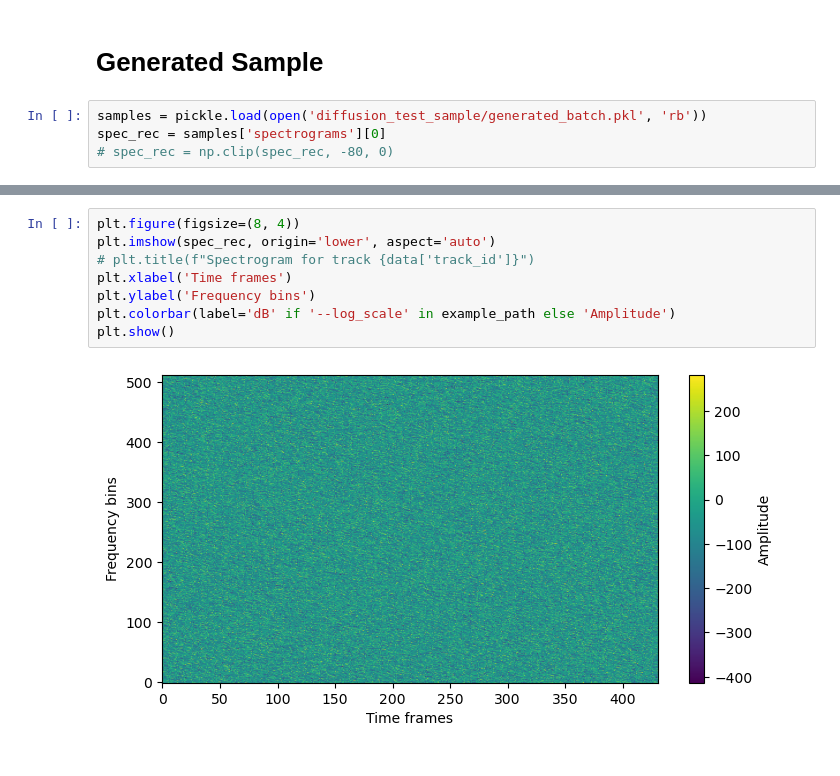
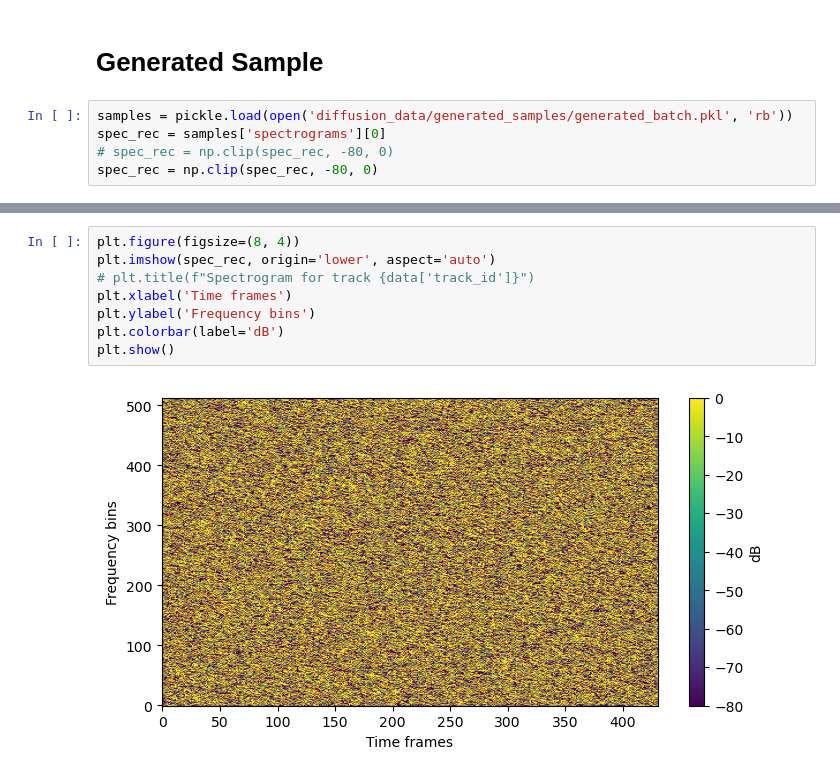
Before and after one commit to lynnlin77/CSCI1470-Melodic-Machines, a Jupyter notebook: data_example.ipynb, the cells around one changed output, grey strips where cells are left out. Saved outputs shown, nothing was run; the diff lists cells and outputs as text.

```diff
--- a/data_example.ipynb
+++ b/data_example.ipynb
@@ -131,9 +131,10 @@ array([5, 6, 0, 5, 2, 6, 7, 2, 6, 6, 2, 1, 1, 7, 5, 4, 4, 7, 7, 6, 5, 3,
 # %% [markdown]
 # Generated Sample
 # %%
-samples = pickle.load(open('diffusion_test_sample/generated_batch.pkl', 'rb'))
+samples = pickle.load(open('diffusion_data/generated_samples/generated_batch.pkl', 'rb'))
 spec_rec = samples['spectrograms'][0]
 # spec_rec = np.clip(spec_rec, -80, 0)
+spec_rec = np.clip(spec_rec, -80, 0)
 # %%
 # S.shape
 spec_lin = librosa.db_to_amplitude(spec_rec)
@@ -150,10 +151,10 @@ display(Audio(data=y, rate=22050))
 # %%
 plt.figure(figsize=(8, 4))
 plt.imshow(spec_rec, origin='lower', aspect='auto')
 # plt.title(f"Spectrogram for track {data['track_id']}")
 plt.xlabel('Time frames')
 plt.ylabel('Frequency bins')
-plt.colorbar(label='dB' if '--log_scale' in example_path else 'Amplitude')
+plt.colorbar(label='dB')
 plt.show()
 # %% [output]
-[figure, old version]
+[figure, new version]
```
Also changed, not shown: parts of 2 cells of this notebook, 3 other files.
